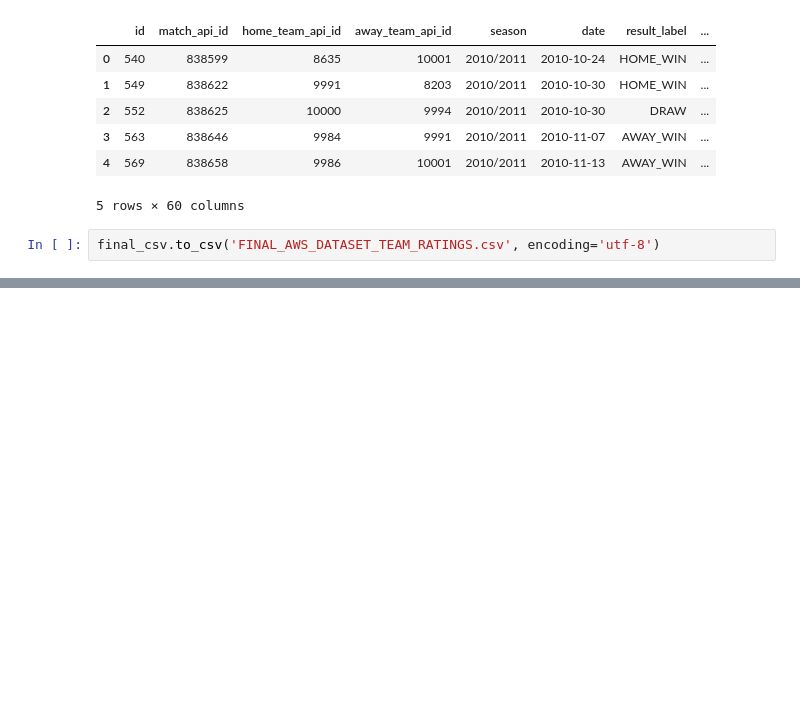
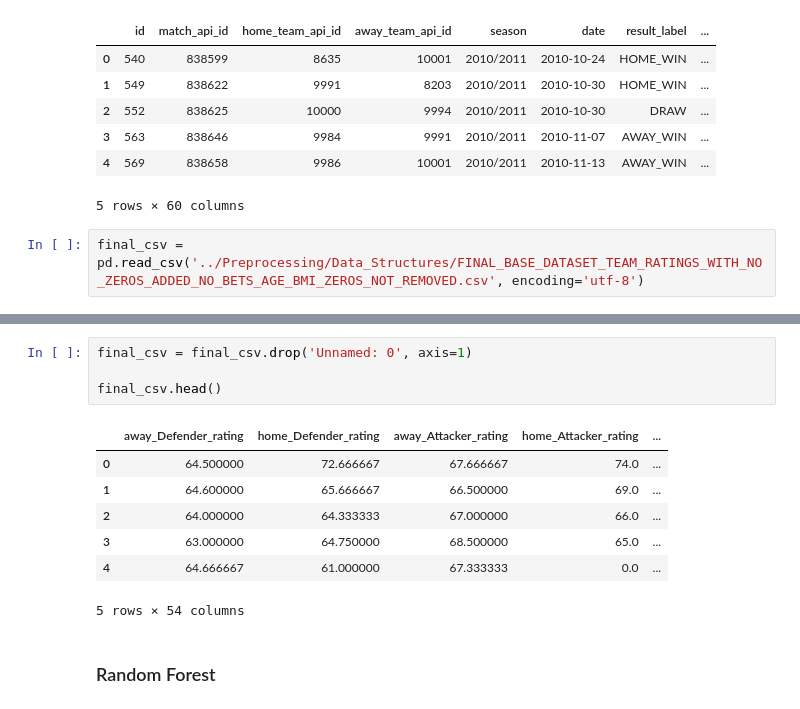
Before and after one commit to chrisgang311/SoccerPredictions, a Jupyter notebook: Scraping/Merge&Scrape.ipynb, the cells around one changed output, grey strips where cells are left out. Cells and saved outputs as stored; diff of their text form; blank space fills up the shorter version.

```diff
--- a/Scraping/Merge&Scrape.ipynb
+++ b/Scraping/Merge&Scrape.ipynb
@@ -282,4 +286,4 @@ Working...  17000
 | 4 | 569 | 838658 | 9986 | 10001 | 2010/2011 | 2010-11-13 | AWAY_WIN | ... |
 5 rows × 60 columns
 # %%
-final_csv.to_csv('FINAL_AWS_DATASET_TEAM_RATINGS.csv', encoding='utf-8')
+final_csv = pd.read_csv('../Preprocessing/Data_Structures/FINAL_BASE_DATASET_TEAM_RATINGS_WITH_NO_ZEROS_ADDED_NO_BETS_AGE_BMI_ZEROS_NOT_REMOVED.csv', encoding='utf-8')
@@ -288,0 +290,14 @@ final_csv.to_csv('FINAL_AWS_DATASET_TEAM_RATINGS.csv', encoding='utf-8')
+# %%
+final_csv = final_csv.drop('Unnamed: 0', axis=1)
+
+final_csv.head()
+# %% [output]
+|  | away_Defender_rating | home_Defender_rating | away_Attacker_rating | home_Attacker_rating | ... |
+| 0 | 64.500000 | 72.666667 | 67.666667 | 74.0 | ... |
+| 1 | 64.600000 | 65.666667 | 66.500000 | 69.0 | ... |
+| 2 | 64.000000 | 64.333333 | 67.000000 | 66.0 | ... |
+| 3 | 63.000000 | 64.750000 | 68.500000 | 65.0 | ... |
+| 4 | 64.666667 | 61.000000 | 67.333333 | 0.0 | ... |
+5 rows × 54 columns
+# %% [markdown]
+### Random Forest
```
Also changed, not shown: parts of 12 cells of this notebook, 5 other files.
